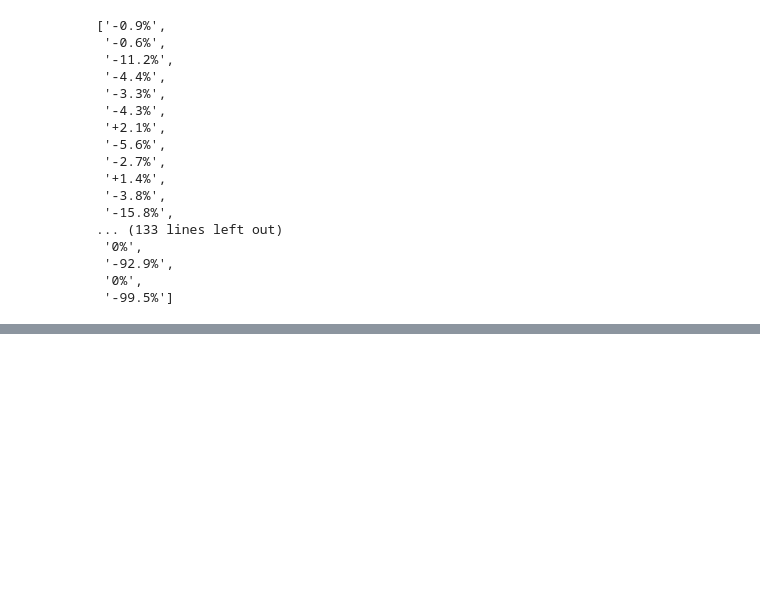
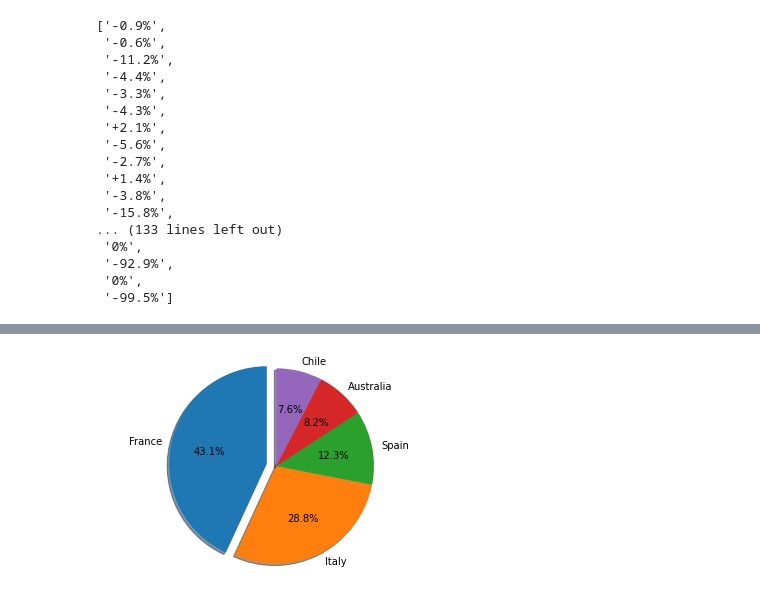
Before and after one commit to ErwanDB/Project-Week-3-Data-Thieves, a Jupyter notebook: your-project/web_scraping.ipynb, the cells around one changed output, grey strips where cells are left out. Cells and saved outputs as stored; diff of their text form; code cells hidden in the pictures; blank space fills up the shorter version.

Commit message:
Adding pie chart

```diff
--- a/your-project/web_scraping.ipynb
+++ b/your-project/web_scraping.ipynb
@@ -130,0 +190,13 @@ wine_exports
+# %%
+labels = exporter[:5]
+sizes = exported_wine4[:5]
+explode = (0.1, 0, 0, 0, 0)
+
+fig1, ax1 = plt.subplots()
+ax1.pie(sizes, explode=explode, labels=labels, autopct='%1.1f%%',
+        shadow=True, startangle=90)
+ax1.axis('equal')
+
+plt.show()
+# %% [output]
+[figure, added]
```
Also changed, not shown: parts of 12 cells of this notebook, 1 other file.
